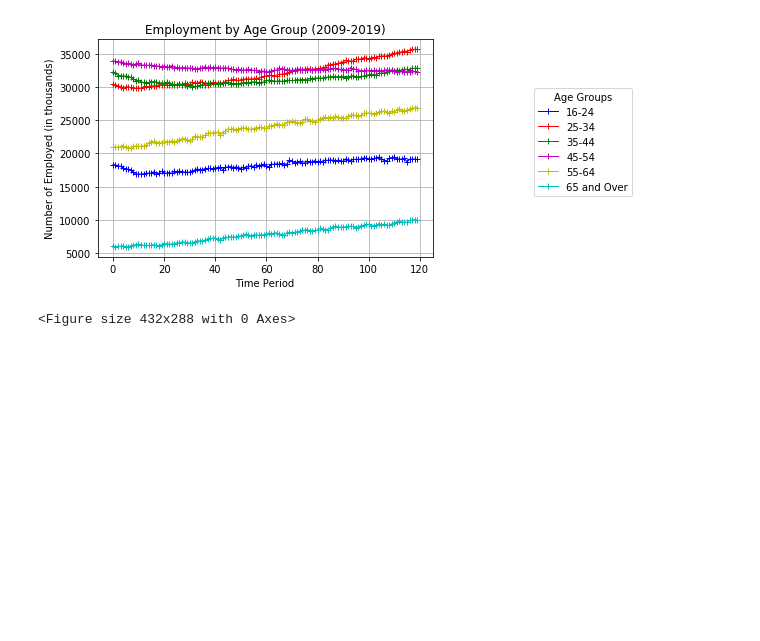
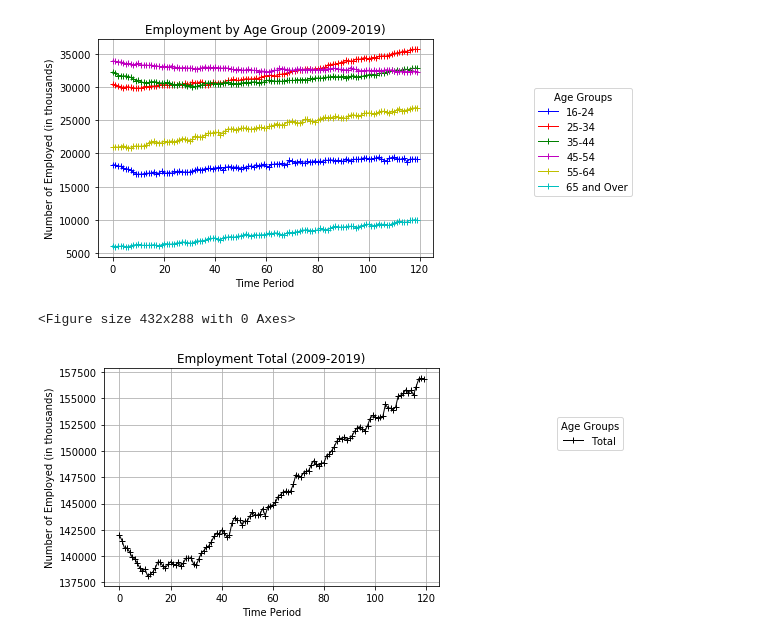
Before and after one commit to soraerae/Project-01-Employment-Data, a Jupyter notebook: jobs_age.ipynb, the cells around one changed output. Cells and saved outputs as stored; diff of their text form; code cells hidden in the pictures; blank space fills up the shorter version.

```diff
--- a/jobs_age.ipynb
+++ b/jobs_age.ipynb
@@ -236,6 +225,10 @@ plt.savefig('employment_by_age_group.png', bbox_inches='tight')
 # %%
 group_total = plt.plot(job_age_df['index'], job_age_df['Total Employment'], marker="+",color="k", linewidth=1, label="Total")
 plt.title('Employment Total (2009-2019)')
 plt.xlabel('Time Period')
 plt.ylabel('Number of Employed (in thousands)')
 plt.grid()
+legend = plt.legend(title='Age Groups', loc='upper center',  bbox_to_anchor=(1.45, 0.8))
+legend.legendHandles[0]._sizes = [30]
+# %% [output]
+[figure, added]
```
Also changed, not shown: parts of 5 cells of this notebook, 1 other file.
